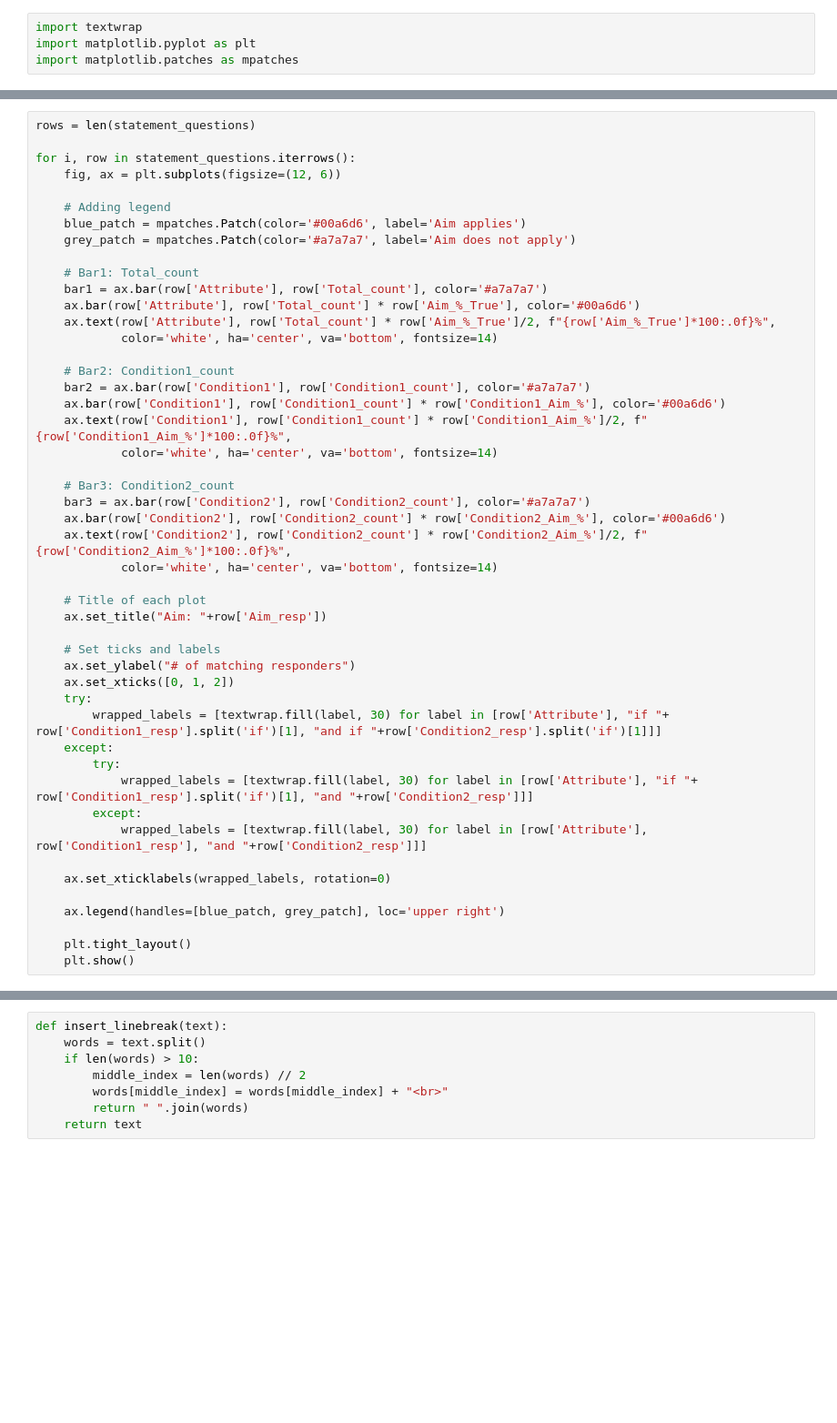
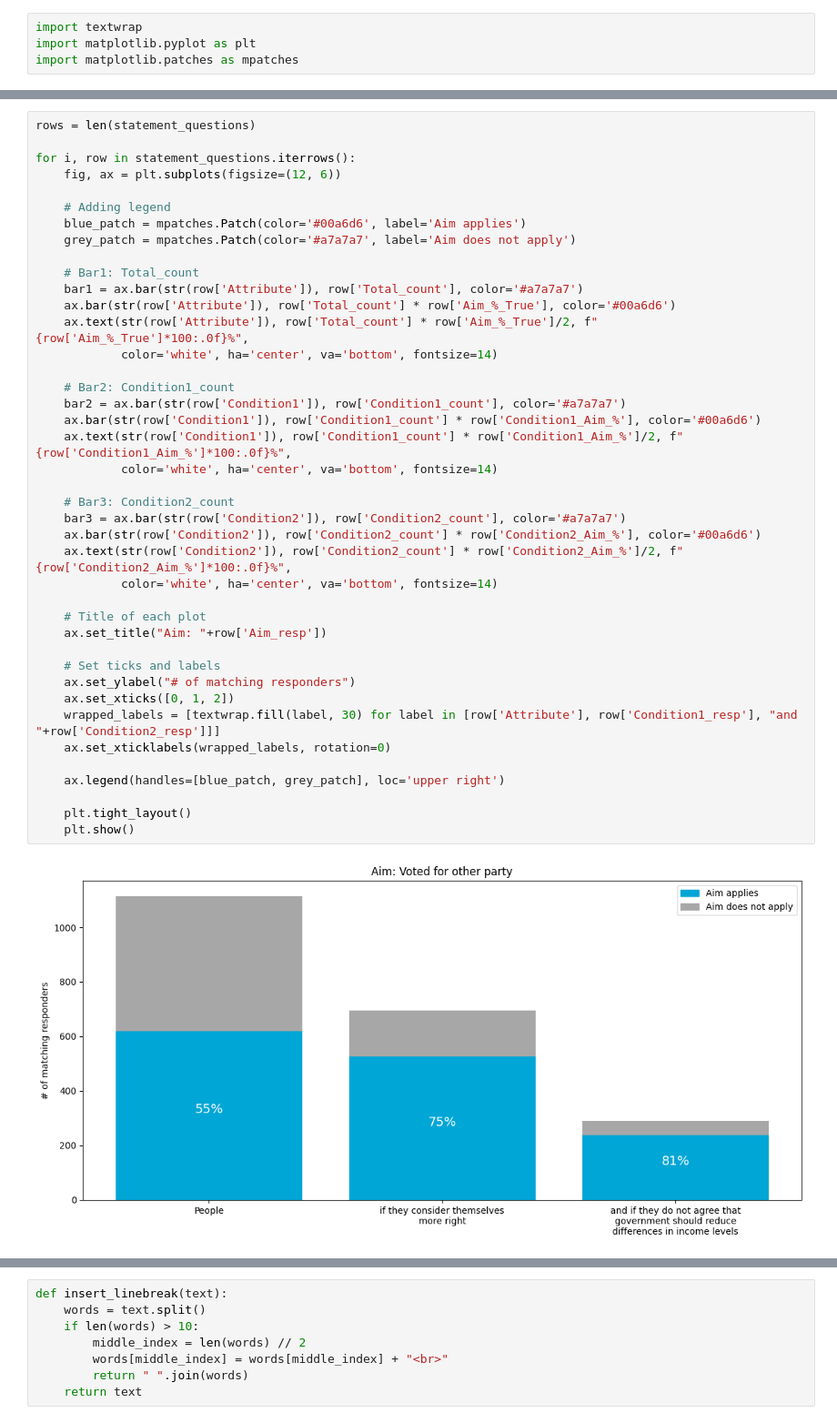
Before and after one commit to GeorgeGitHubbins/MScThesis-Extracting-InformalRules-from-Surveys, a Jupyter notebook: ReadESS.ipynb, the cells around one changed output, grey strips where cells are left out. Shown at 91% size. Cells and saved outputs as stored; diff of their text form; blank space fills up the shorter version.

```diff
--- a/ReadESS.ipynb
+++ b/ReadESS.ipynb
@@ -1402,47 +1284,42 @@ statement_questions
 rows = len(statement_questions)
 
 for i, row in statement_questions.iterrows():
     fig, ax = plt.subplots(figsize=(12, 6))
 
     # Adding legend
     blue_patch = mpatches.Patch(color='#00a6d6', label='Aim applies')
     grey_patch = mpatches.Patch(color='#a7a7a7', label='Aim does not apply')
 
     # Bar1: Total_count
-    bar1 = ax.bar(row['Attribute'], row['Total_count'], color='#a7a7a7')
-    ax.bar(row['Attribute'], row['Total_count'] * row['Aim_%_True'], color='#00a6d6')
-    ax.text(row['Attribute'], row['Total_count'] * row['Aim_%_True']/2, f"{row['Aim_%_True']*100:.0f}%",
+    bar1 = ax.bar(str(row['Attribute']), row['Total_count'], color='#a7a7a7')
+    ax.bar(str(row['Attribute']), row['Total_count'] * row['Aim_%_True'], color='#00a6d6')
+    ax.text(str(row['Attribute']), row['Total_count'] * row['Aim_%_True']/2, f"{row['Aim_%_True']*100:.0f}%",
             color='white', ha='center', va='bottom', fontsize=14)
 
     # Bar2: Condition1_count
-    bar2 = ax.bar(row['Condition1'], row['Condition1_count'], color='#a7a7a7')
-    ax.bar(row['Condition1'], row['Condition1_count'] * row['Condition1_Aim_%'], color='#00a6d6')
-    ax.text(row['Condition1'], row['Condition1_count'] * row['Condition1_Aim_%']/2, f"{row['Condition1_Aim_%']*100:.0f}%",
+    bar2 = ax.bar(str(row['Condition1']), row['Condition1_count'], color='#a7a7a7')
+    ax.bar(str(row['Condition1']), row['Condition1_count'] * row['Condition1_Aim_%'], color='#00a6d6')
+    ax.text(str(row['Condition1']), row['Condition1_count'] * row['Condition1_Aim_%']/2, f"{row['Condition1_Aim_%']*100:.0f}%",
             color='white', ha='center', va='bottom', fontsize=14)
 
     # Bar3: Condition2_count
-    bar3 = ax.bar(row['Condition2'], row['Condition2_count'], color='#a7a7a7')
-    ax.bar(row['Condition2'], row['Condition2_count'] * row['Condition2_Aim_%'], color='#00a6d6')
-    ax.text(row['Condition2'], row['Condition2_count'] * row['Condition2_Aim_%']/2, f"{row['Condition2_Aim_%']*100:.0f}%",
+    bar3 = ax.bar(str(row['Condition2']), row['Condition2_count'], color='#a7a7a7')
+    ax.bar(str(row['Condition2']), row['Condition2_count'] * row['Condition2_Aim_%'], color='#00a6d6')
+    ax.text(str(row['Condition2']), row['Condition2_count'] * row['Condition2_Aim_%']/2, f"{row['Condition2_Aim_%']*100:.0f}%",
             color='white', ha='center', va='bottom', fontsize=14)
 
     # Title of each plot
     ax.set_title("Aim: "+row['Aim_resp'])
 
     # Set ticks and labels
     ax.set_ylabel("# of matching responders")
     ax.set_xticks([0, 1, 2])
-    try:
-        wrapped_labels = [textwrap.fill(label, 30) for label in [row['Attribute'], "if "+ row['Condition1_resp'].split('if')[1], "and if "+row['Condition2_resp'].split('if')[1]]]
-    except:
-        try:
-            wrapped_labels = [textwrap.fill(label, 30) for label in [row['Attribute'], "if "+ row['Condition1_resp'].split('if')[1], "and "+row['Condition2_resp']]]
-        except:
-            wrapped_labels = [textwrap.fill(label, 30) for label in [row['Attribute'], row['Condition1_resp'], "and "+row['Condition2_resp']]]
-
+    wrapped_labels = [textwrap.fill(label, 30) for label in [row['Attribute'], row['Condition1_resp'], "and "+row['Condition2_resp']]]
     ax.set_xticklabels(wrapped_labels, rotation=0)
 
     ax.legend(handles=[blue_patch, grey_patch], loc='upper right')
 
     plt.tight_layout()
     plt.show()
+# %% [output]
+[figure, added]
```
Also changed, not shown: parts of 24 cells of this notebook, 3 other files.
